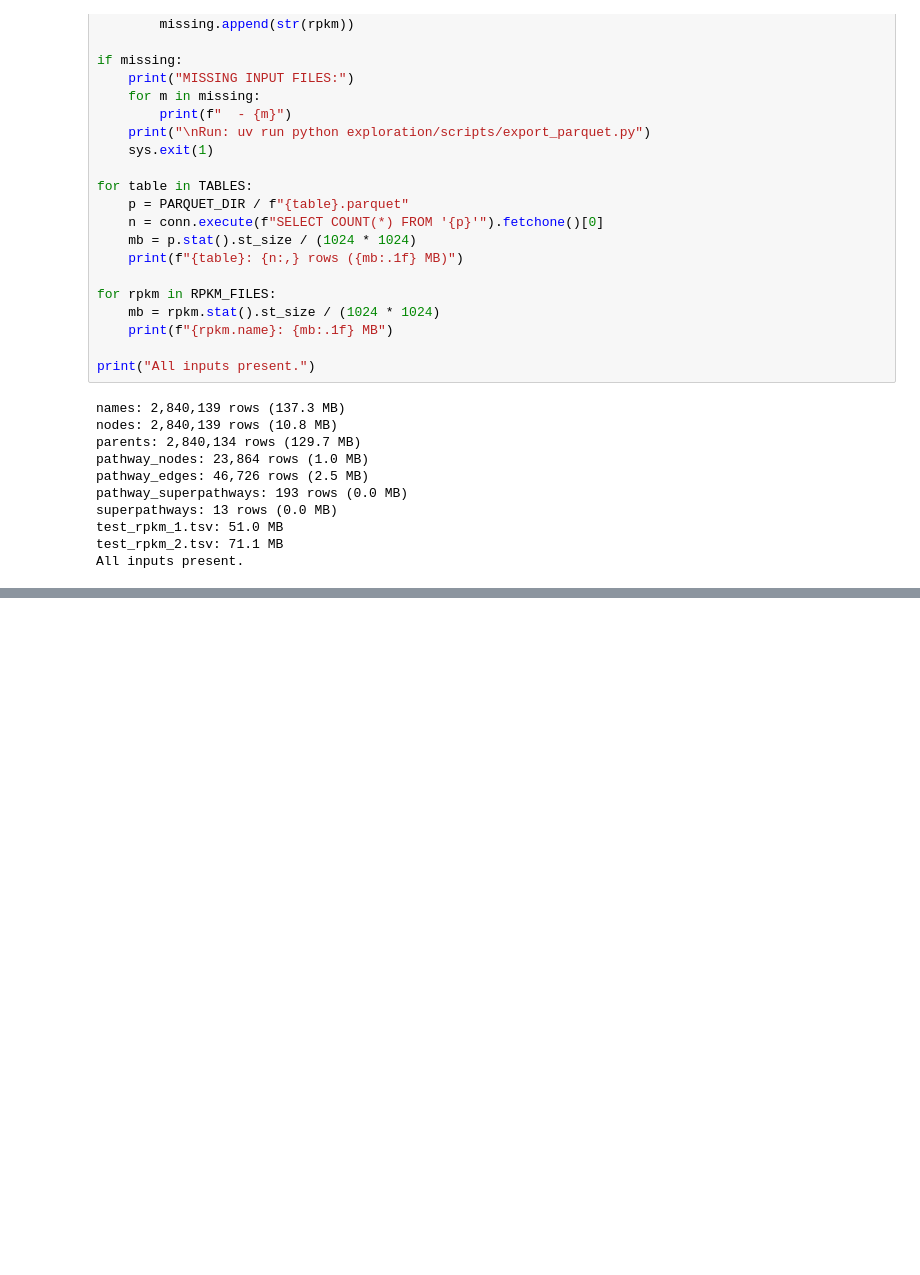
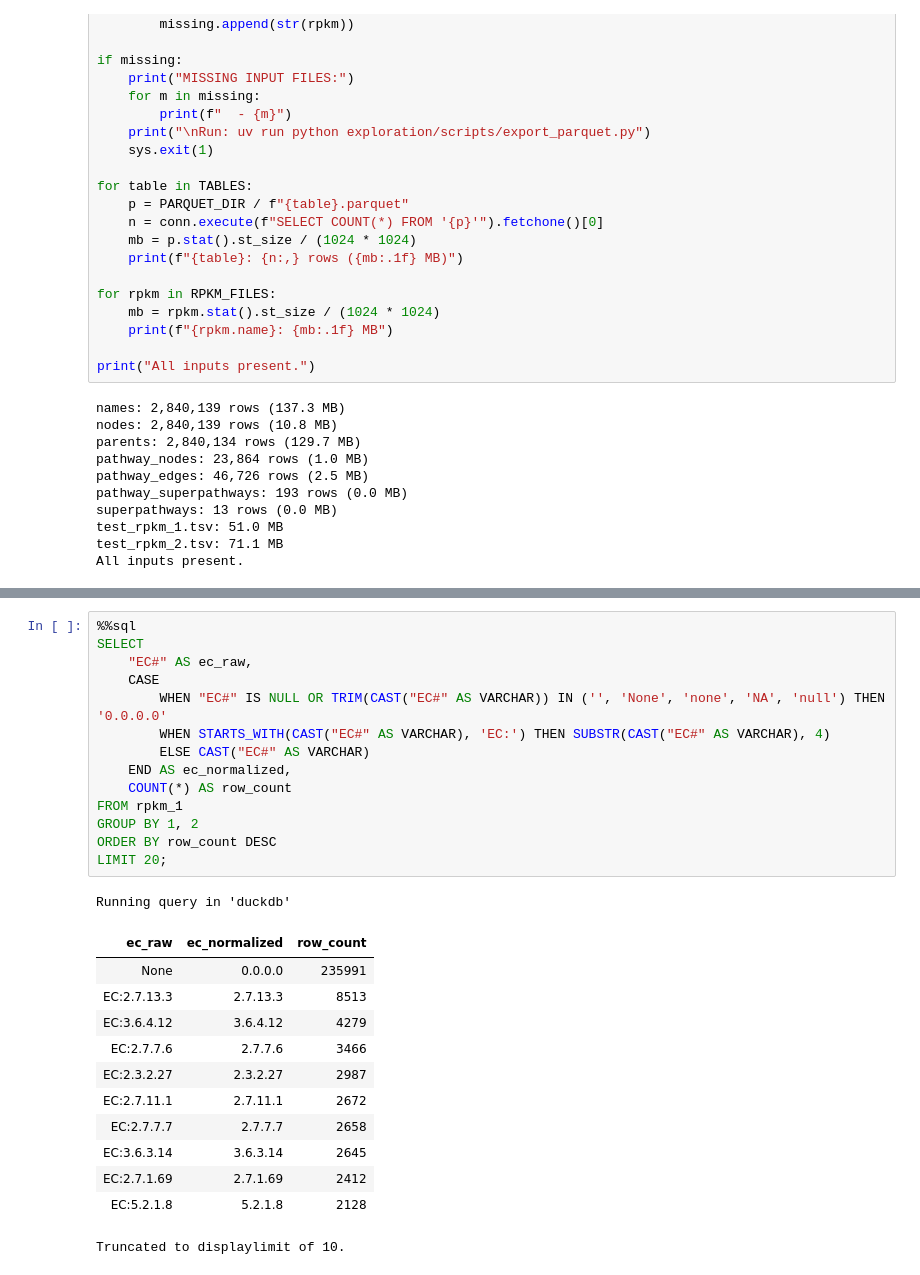
Before and after one commit to ParkinsonLab/metapro-data-vis, a Jupyter notebook: analytics/exploration/notebooks/exploratory_analysis.ipynb, the cells around one changed output, grey strips where cells are left out. Drawn from its saved outputs; the diff is of its cells as text; blank space fills up the shorter version.

```diff
--- a/analytics/exploration/notebooks/exploratory_analysis.ipynb
+++ b/analytics/exploration/notebooks/exploratory_analysis.ipynb
@@ -75,0 +217,28 @@ All inputs present.
+# %%
+%%sql
+SELECT
+    "EC#" AS ec_raw,
+    CASE
+        WHEN "EC#" IS NULL OR TRIM(CAST("EC#" AS VARCHAR)) IN ('', 'None', 'none', 'NA', 'null') THEN '0.0.0.0'
+        WHEN STARTS_WITH(CAST("EC#" AS VARCHAR), 'EC:') THEN SUBSTR(CAST("EC#" AS VARCHAR), 4)
+        ELSE CAST("EC#" AS VARCHAR)
+    END AS ec_normalized,
+    COUNT(*) AS row_count
+FROM rpkm_1
+GROUP BY 1, 2
+ORDER BY row_count DESC
+LIMIT 20;
+# %% [output]
+Running query in 'duckdb'
+| ec_raw | ec_normalized | row_count |
+| None | 0.0.0.0 | 235991 |
+| EC:2.7.13.3 | 2.7.13.3 | 8513 |
+| EC:3.6.4.12 | 3.6.4.12 | 4279 |
+| EC:2.7.7.6 | 2.7.7.6 | 3466 |
+| EC:2.3.2.27 | 2.3.2.27 | 2987 |
+| EC:2.7.11.1 | 2.7.11.1 | 2672 |
+| EC:2.7.7.7 | 2.7.7.7 | 2658 |
+| EC:3.6.3.14 | 3.6.3.14 | 2645 |
+| EC:2.7.1.69 | 2.7.1.69 | 2412 |
+| EC:5.2.1.8 | 5.2.1.8 | 2128 |
+Truncated to displaylimit of 10.
```
Also changed, not shown: parts of 22 cells of this notebook.
